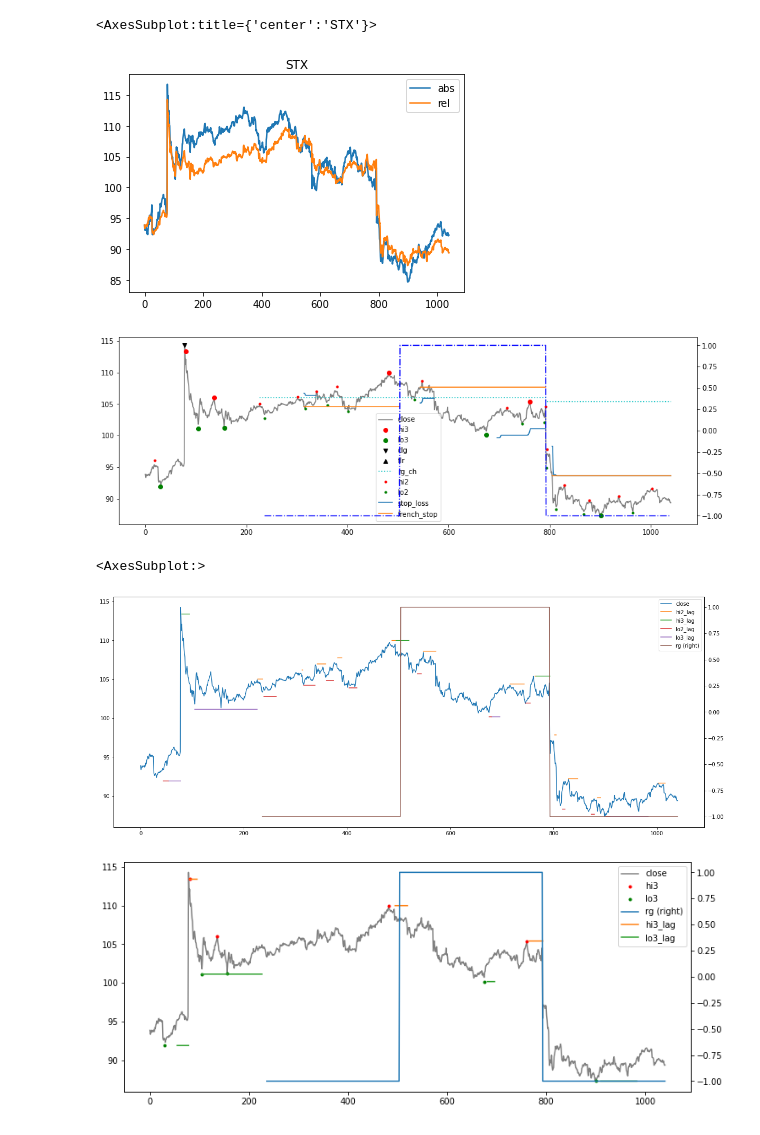
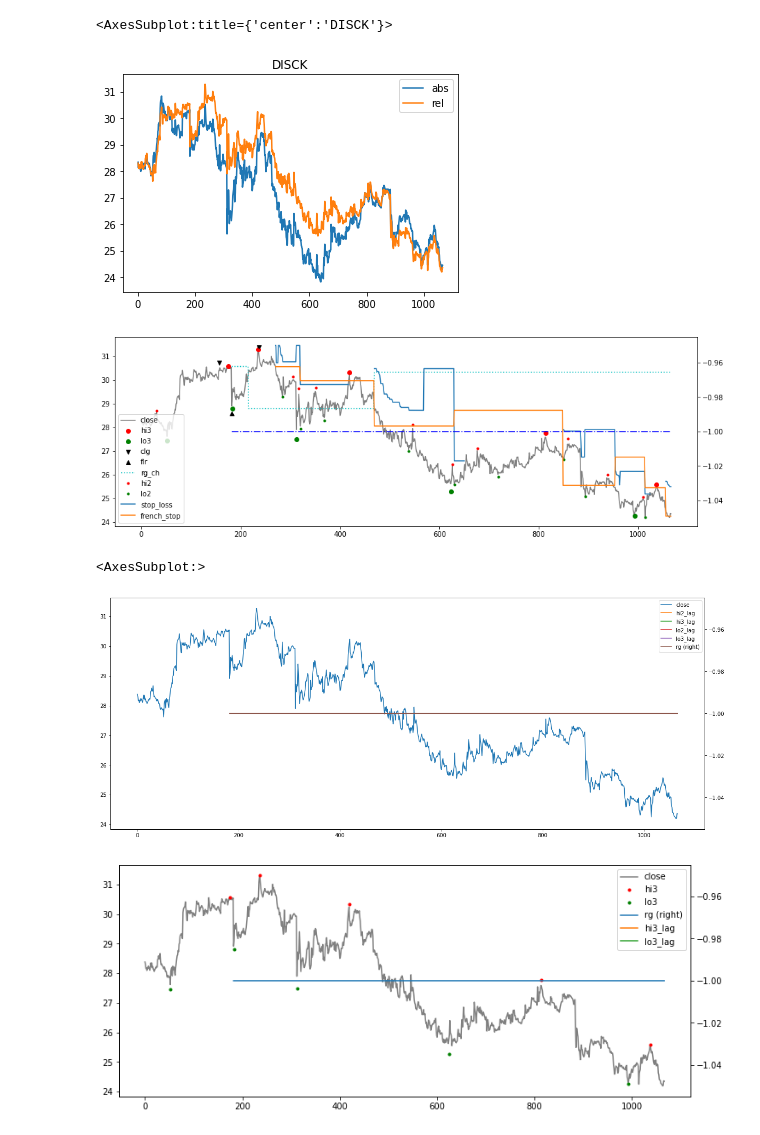
Before and after one commit to bjahnke/blue_bird_pms, a Jupyter notebook: src/backtester.ipynb, the cells around one changed output. Saved outputs shown, nothing was run; the diff lists cells and outputs as text; code cells hidden in the pictures.

```diff
--- a/src/backtester.ipynb
+++ b/src/backtester.ipynb
@@ -27,10 +27,10 @@ _strategy_overview = pd.read_csv(_data_loader.file_path('stat_overview_15m.csv')
 
 _price_data_by_symbol = sbtu.PriceGlob(_price_data).swap_level()
 # %%
-symbol = 'STX'
+symbol = 'DISCK'
 _strat_data = _strategy_lookup[symbol]
 _stats = _strategy_lookup[symbol].stat_historical
 
-_stats[['risk_adj_returns_roll', 'perf']].plot(use_index=False, secondary_y=['perf'])
+_stats[['risk_adj_returns_roll', 'perf']].plot(secondary_y=['perf'])
 # %% [output]
 <AxesSubplot:>
@@ -56,8 +56,8 @@ _abs_rel_close = pd.DataFrame(
 )
 _abs_rel_close.plot(title=symbol, use_index=False)
 # %% [output]
-<AxesSubplot:title={'center':'STX'}>
+<AxesSubplot:title={'center':'DISCK'}>
-[figure, old version]
+[figure, new version]
 # %%
 import src.scanner as scanner
 
@@ -69,7 +69,7 @@ epd['stop_loss'] = _sl
 # epd['base_close'] = _symbol_data.close
 scanner.enhanced_price_data_plot(epd)
 # %% [output]
-[figure, old version]
+[figure, new version]
 # %%
 # _sd = _symbol_data.copy()
 # _sd['french_stop'] = _strategy_lookup[symbol].french_stop.stop_price * (_bench.close/_bench.close.iloc[0])
@@ -113,22 +113,22 @@ epd['lo3_lag'] = _slo_3
 
 epd[
     ['close', 'hi2_lag', 'hi3_lag', 'lo2_lag', 'lo3_lag', 'rg']
-].plot(use_index=False, figsize=(20, 8), secondary_y='rg')
+].plot(figsize=(20, 8), secondary_y='rg')
 # %% [output]
 <AxesSubplot:>
-[figure, old version]
+[figure, new version]
 # %%
 import src.utils.regime as regime
 import matplotlib.pyplot as plt
 
 _epd_plt = epd[['close', 'hi2', 'lo2', 'hi3', 'lo3', 'rg']]
 
 def plot(lvl):
-    epd[['close', f'hi{lvl}', f'lo{lvl}', 'rg', f'hi{lvl}_lag', f'lo{lvl}_lag']].plot(style=['grey', 'r.', 'g.'], use_index=False, figsize=[12, 5], secondary_y='rg')
+    epd[['close', f'hi{lvl}', f'lo{lvl}', 'rg', f'hi{lvl}_lag', f'lo{lvl}_lag']].plot(style=['grey', 'r.', 'g.'], figsize=[12, 5], secondary_y='rg')
 
 plot(3)
 # %% [output]
-[figure, old version]
+[figure, new version]
 # %%
 plot(2)
 # %% [output]
```
Also changed, not shown: parts of 17 cells of this notebook, 4 other files.
